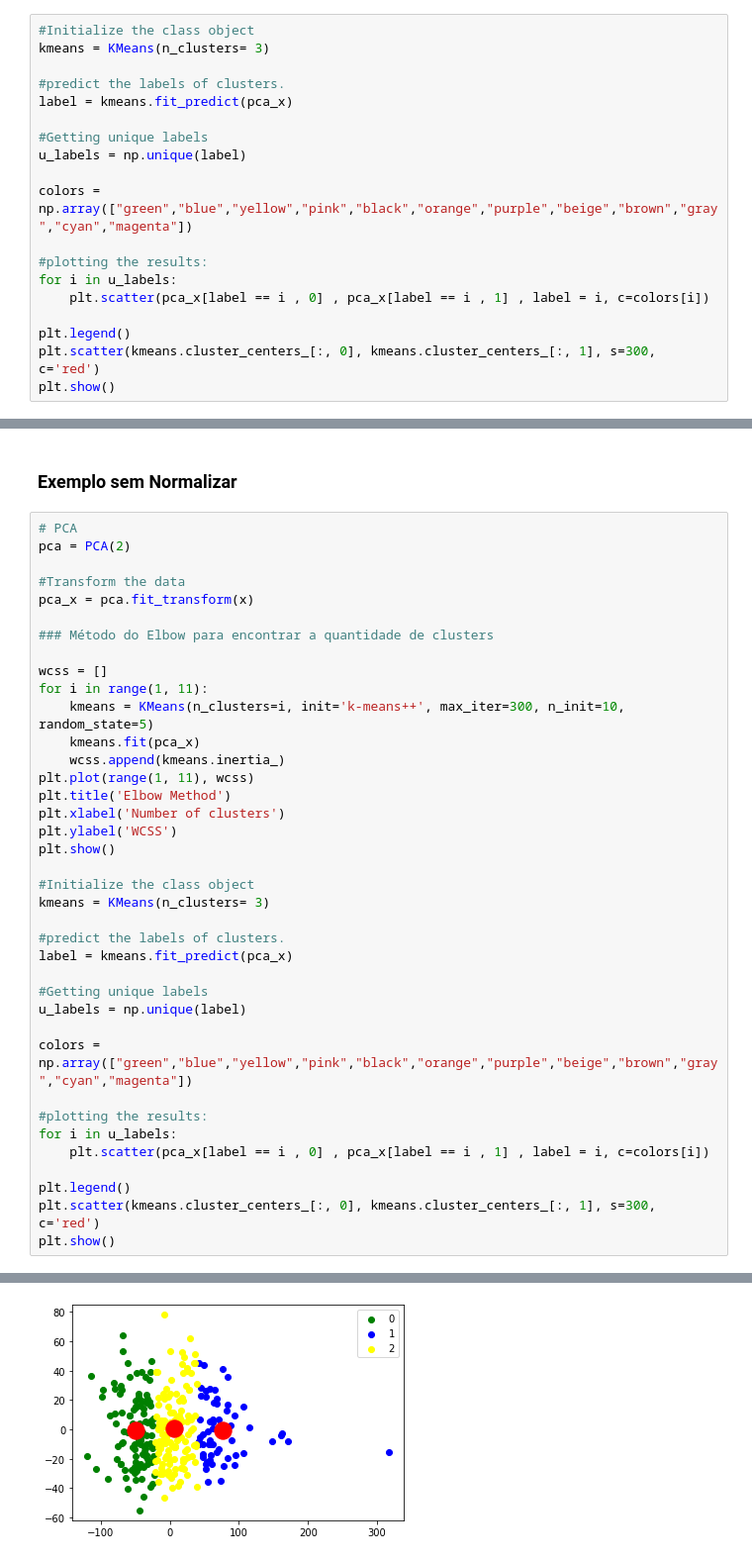
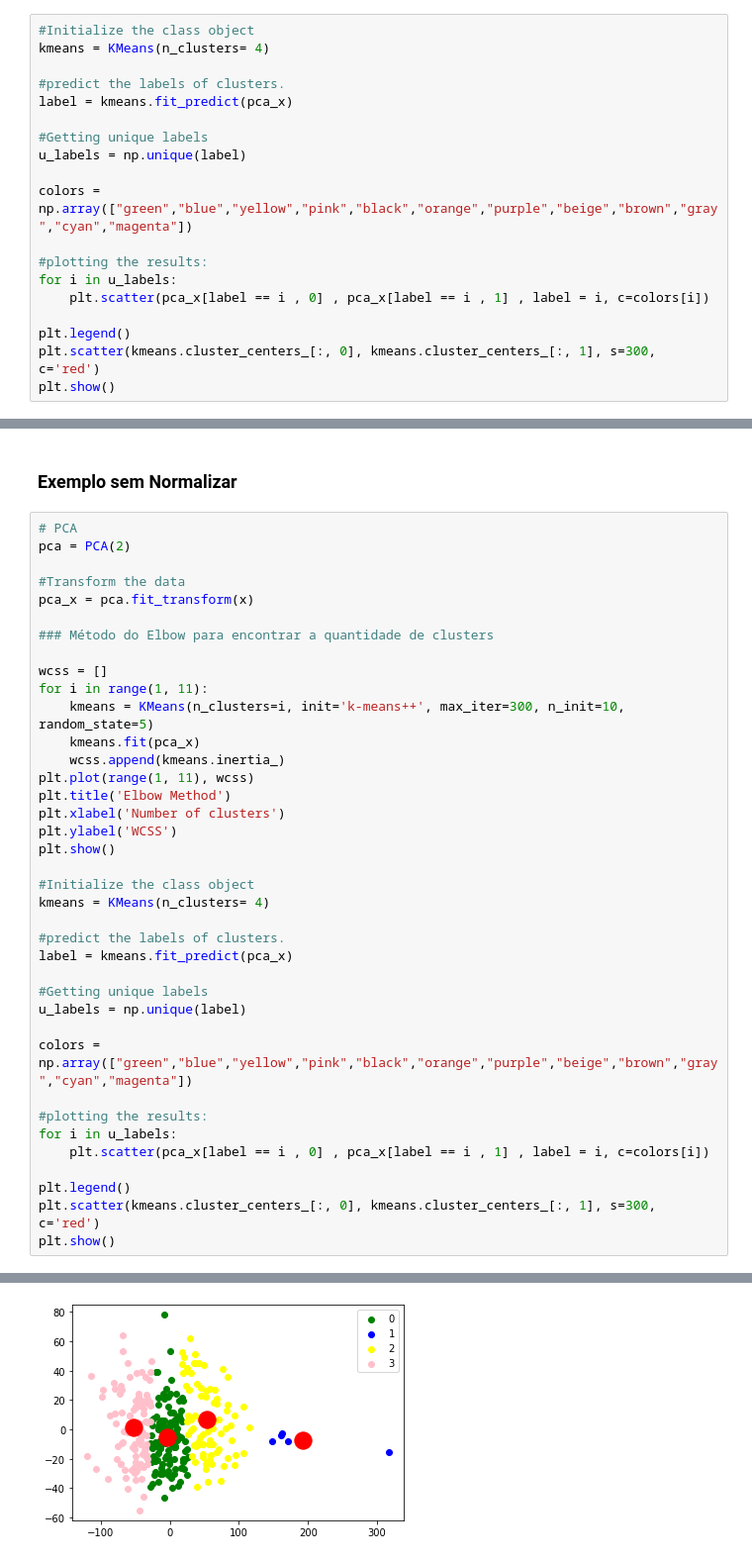
Before and after one commit to fabiobritoo/Machine-Learning, a Jupyter notebook: KMeans_Heart.ipynb, the cells around one changed output, grey strips where cells are left out. Shown at 99% size. Cells and saved outputs as stored; diff of their text form.

```diff
--- a/KMeans_Heart.ipynb
+++ b/KMeans_Heart.ipynb
@@ -85,7 +112,7 @@ plt.show()
 [figure]
 # %%
 #Initialize the class object
-kmeans = KMeans(n_clusters= 3)
+kmeans = KMeans(n_clusters= 4)
 
 #predict the labels of clusters.
 label = kmeans.fit_predict(pca_x)
@@ -125,32 +152,32 @@ pca_x = pca.fit_transform(x)
 wcss = []
 for i in range(1, 11):
     kmeans = KMeans(n_clusters=i, init='k-means++', max_iter=300, n_init=10, random_state=5)
     kmeans.fit(pca_x)
     wcss.append(kmeans.inertia_)
 plt.plot(range(1, 11), wcss)
 plt.title('Elbow Method')
 plt.xlabel('Number of clusters')
 plt.ylabel('WCSS')
 plt.show()
 
 #Initialize the class object
-kmeans = KMeans(n_clusters= 3)
+kmeans = KMeans(n_clusters= 4)
 
 #predict the labels of clusters.
 label = kmeans.fit_predict(pca_x)
 
 #Getting unique labels
 u_labels = np.unique(label)
 
 colors = np.array(["green","blue","yellow","pink","black","orange","purple","beige","brown","gray","cyan","magenta"])
 
 #plotting the results:
 for i in u_labels:
     plt.scatter(pca_x[label == i , 0] , pca_x[label == i , 1] , label = i, c=colors[i])
 
 plt.legend()
 plt.scatter(kmeans.cluster_centers_[:, 0], kmeans.cluster_centers_[:, 1], s=300, c='red')
 plt.show()
 # %% [output]
 [figure]
-[figure, old version]
+[figure, new version]
```
Also changed, not shown: parts of 3 cells of this notebook, 7 other files.
